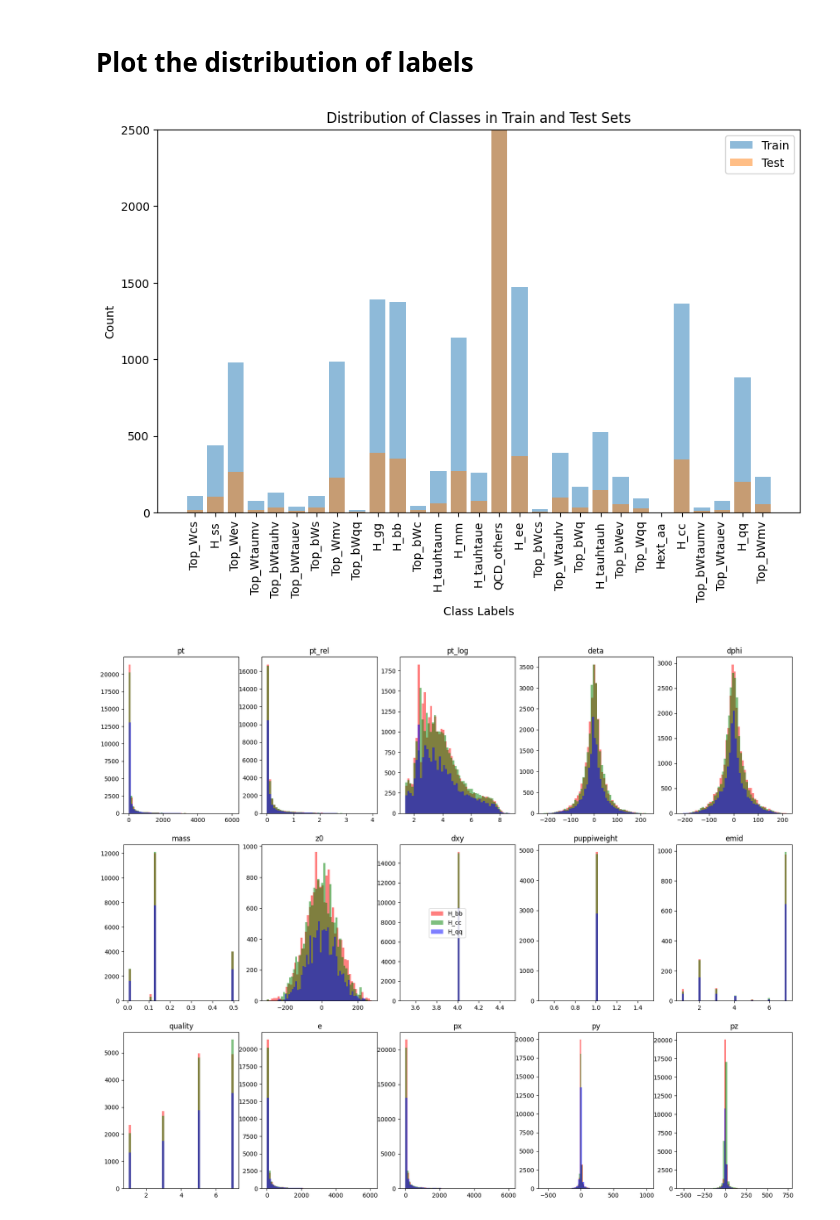
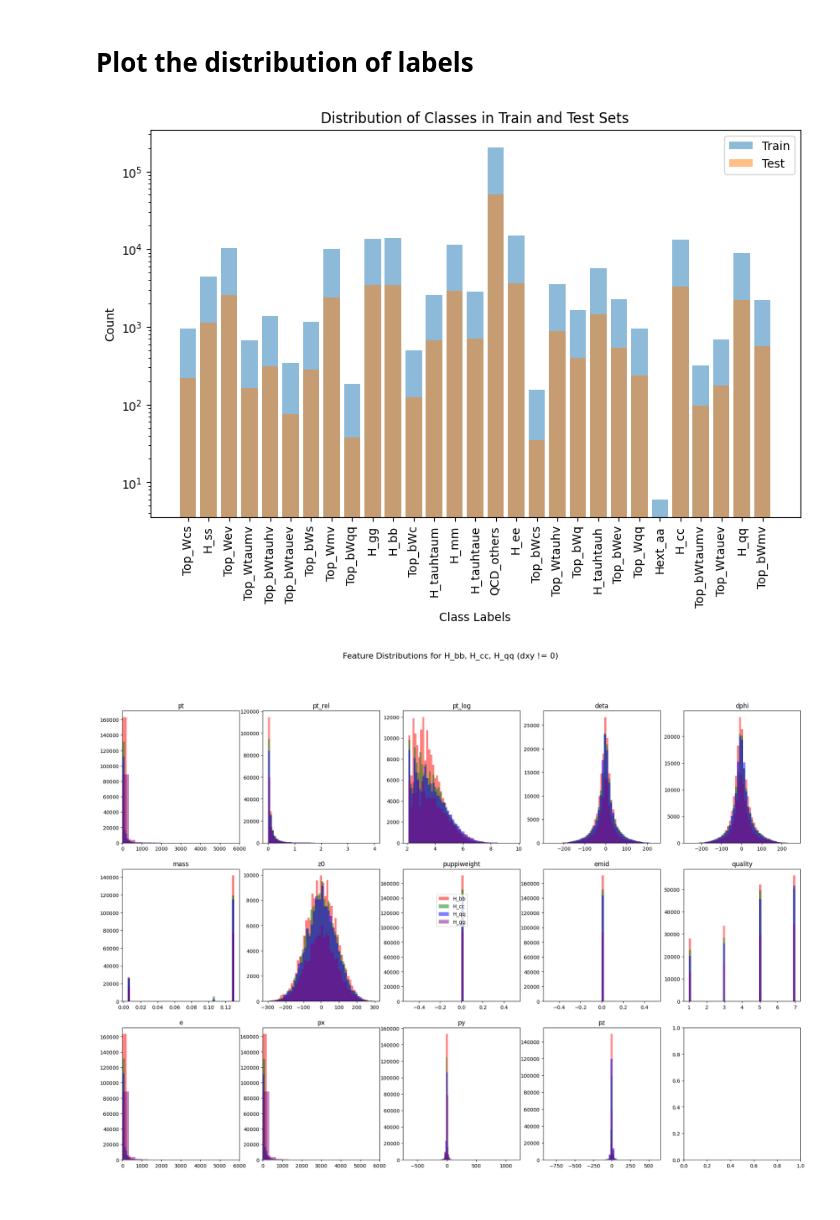
Before and after one commit to AKaronen/TorchTagger, a Jupyter notebook: data_playground.ipynb, the cells around one changed output. Saved outputs shown, nothing was run; the diff lists cells and outputs as text; code cells hidden in the pictures.

Commit message:
sperging with data

```diff
--- a/data_playground.ipynb
+++ b/data_playground.ipynb
@@ -22,49 +26,57 @@ plt.bar(test_data["class_labels"], test_counts, alpha=0.5, label="Test")
 plt.xticks(rotation=90)
 plt.xlabel("Class Labels")
 plt.ylabel("Count")
-plt.ylim(0, 2500)  # Set y-axis limit for better visibility
-#plt.yscale("log")  # Use logarithmic scale for better visibility
+#plt.ylim(0, 2500)  # Set y-axis limit for better visibility
+plt.yscale("log")  # Use logarithmic scale for better visibility
 plt.title("Distribution of Classes in Train and Test Sets")
 plt.legend()
 plt.show()
 # %% [output]
-[figure, old version]
+[figure, new version]
 # %%
 
 
-import json
 
-
-subset_classes = ["H_bb", "H_cc", "H_qq"]
+subset_classes = ["H_bb", "H_cc", "H_qq", "H_gg"]
 subset_label_idx = [i for i, label in enumerate(train_data["class_labels"]) if label in subset_classes]
 subset_mask = np.isin(train_data["targets"].argmax(axis=1), subset_label_idx)
-colors = ["red", "green", "blue"]
+colors = ["red", "green", "blue", "purple"]
 cl_to_col = {label: color for label, color in zip(subset_classes, colors)}
 
-fig, ax = plt.subplots(figsize=(20,16), nrows=3, ncols=5)
+fig, ax = plt.subplots(figsize=(24,16), nrows=3, ncols=5)
 ax = ax.flatten()
 
 for idx, label in zip(subset_label_idx, subset_classes):
     mask = np.isin(train_data["targets"].argmax(axis=1), idx)
     subset_features = train_data["inputs"][mask]
 
-    variable_names = json.load(open("data/parsed/variables.json"))
-    feature_names = variable_names["inputs"]
+    feature_names = train_data["feature_labels"]
 
-    features = zip(feature_names, subset_features.T)
+
+    features = dict(zip(feature_names, subset_features.T))
+    isfilled = features["isfilled"].astype(bool)
+    features = {k: v[isfilled] for k, v in features.items() if "is" not in k}
+    dxy = features["dxy"]
+    # Filter out entries where dxy == 0
+    features = {k: v[dxy != 0] for k, v in features.items() if k not in ["dxy", "isfilled"]}
+
     i = 0
-    for name, values in features:
+    for name, values in features.items():
         if "is" in name:
             continue  # Skip binary features
         if np.ndim(values) > 1:
             values = values.flatten()
-        values = values[~np.isnan(values)]  # Remove NaN values
-        values = values[values != 0]  # Remove zero values
         ax[i].hist(values, bins=50, color=cl_to_col[label], alpha=0.5)
         ax[i].set_title(name)
+        #ax[i].set_yscale("log")
+        #ax[i].sharey(ax[0])  # Share y-axis across all subplots
+        if name in ["pt", "e", "px"]:
+            ax[i].set_xlim(0, 6000)
+
         i += 1
 #plt.tight_layout()
+fig.suptitle("Feature Distributions for H_bb, H_cc, H_qq (dxy != 0)", fontsize=16)
 fig.legend(subset_classes, loc="center")
 plt.show()
 # %% [output]
-[figure, old version]
+[figure, new version]
```
Also changed, not shown: parts of 7 cells of this notebook, 6 other files.
